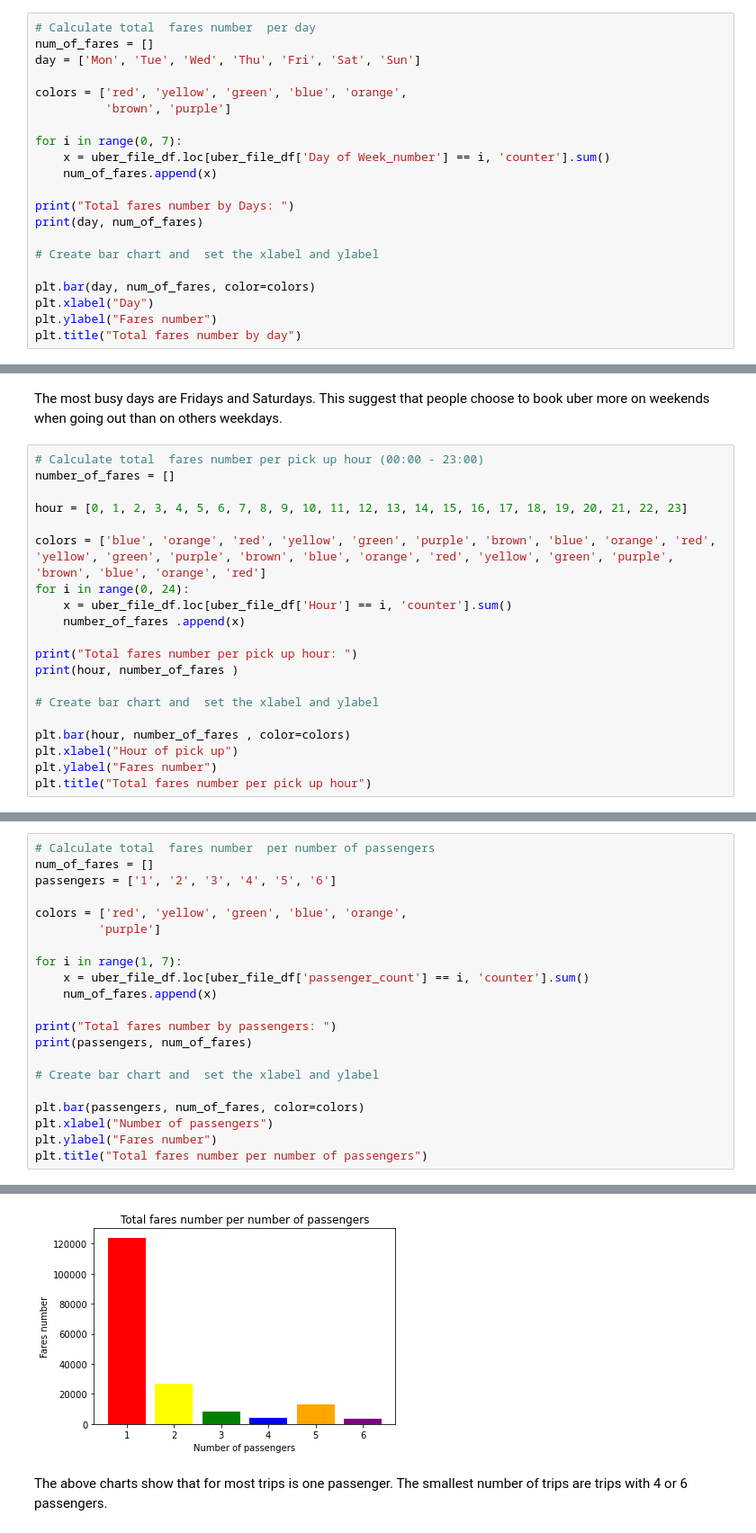
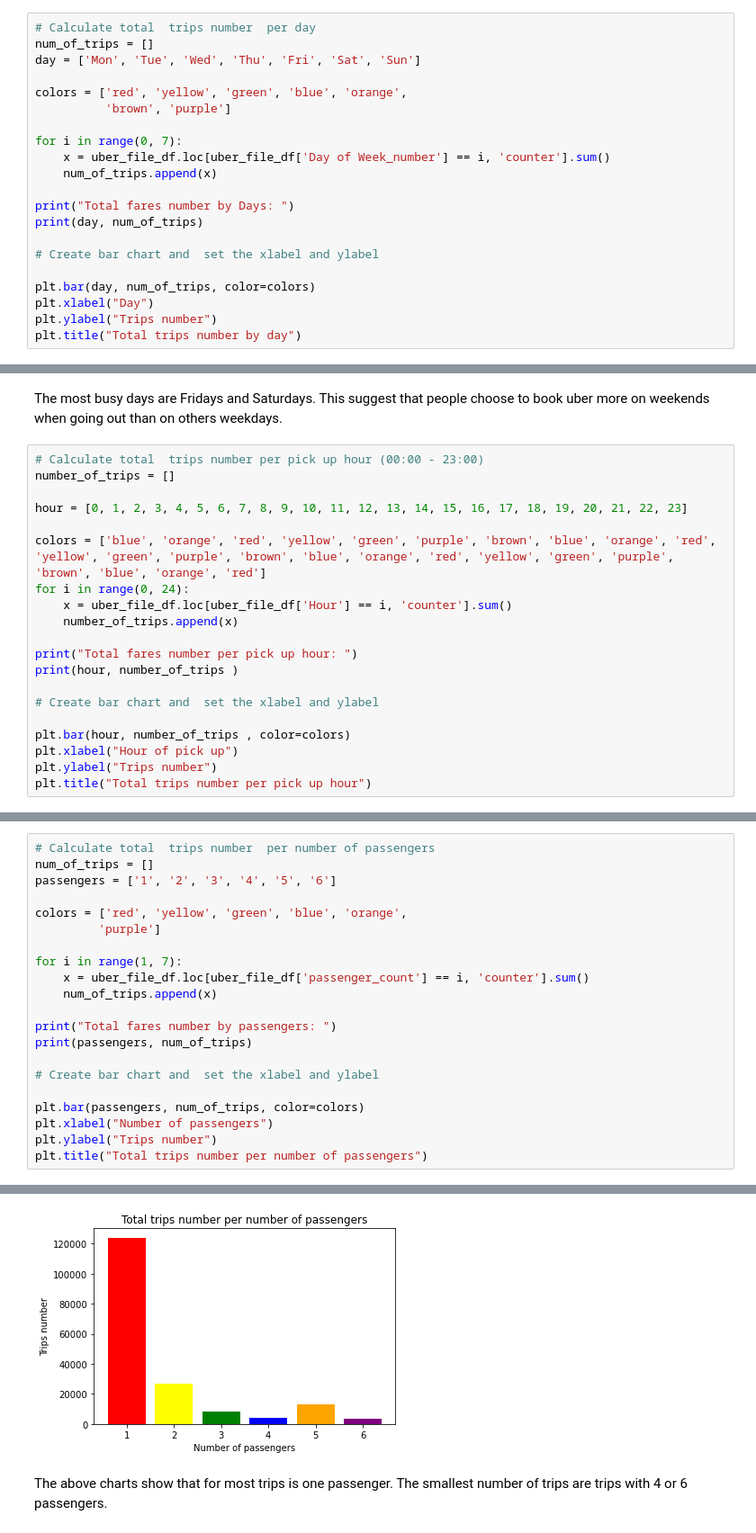
Before and after one commit to Maliha2030/Project1_The_A_Team_Uber, a Jupyter notebook: project_script_marta.ipynb, the cells around one changed output, grey strips where cells are left out. Shown: that part at 90% size. Drawn from its saved outputs; the diff is of its cells as text.

```diff
--- a/project_script_marta.ipynb
+++ b/project_script_marta.ipynb
@@ -232,8 +231,8 @@ Also the weather is very good so probably people prefer to walk.
 The biggest number are beetwen March and May.
 This can suggest that when Spring starts people are going out more than in Winter time, but the weather is still not so warm like in the summer so people booking uber.
 # %%
-# Calculate total  fares number  per day
-num_of_fares = []
+# Calculate total  trips number  per day
+num_of_trips = []
 day = ['Mon', 'Tue', 'Wed', 'Thu', 'Fri', 'Sat', 'Sun']
 
 colors = ['red', 'yellow', 'green', 'blue', 'orange',
@@ -241,17 +240,17 @@ colors = ['red', 'yellow', 'green', 'blue', 'orange',
 
 for i in range(0, 7):
     x = uber_file_df.loc[uber_file_df['Day of Week_number'] == i, 'counter'].sum()
-    num_of_fares.append(x)
+    num_of_trips.append(x)
 
 print("Total fares number by Days: ")
-print(day, num_of_fares)
+print(day, num_of_trips)
 
 # Create bar chart and  set the xlabel and ylabel
 
-plt.bar(day, num_of_fares, color=colors)
+plt.bar(day, num_of_trips, color=colors)
 plt.xlabel("Day")
-plt.ylabel("Fares number")
-plt.title("Total fares number by day")
+plt.ylabel("Trips number")
+plt.title("Total trips number by day")
 # %% [output]
 Total fares number by Days:
 ['Mon', 'Tue', 'Wed', 'Thu', 'Fri', 'Sat', 'Sun'] [22541, 25186, 26040, 26929, 27635, 26997, 23586]
@@ -261,25 +260,25 @@ Text(0.5, 1.0, 'Total fares number by day')
 The most busy days are Fridays and Saturdays.
 This suggest that people choose to book uber more on weekends when going out than on others weekdays.
 # %%
-# Calculate total  fares number per pick up hour (00:00 - 23:00)
-number_of_fares = []
+# Calculate total  trips number per pick up hour (00:00 - 23:00)
+number_of_trips = []
 
 hour = [0, 1, 2, 3, 4, 5, 6, 7, 8, 9, 10, 11, 12, 13, 14, 15, 16, 17, 18, 19, 20, 21, 22, 23]
 
 colors = ['blue', 'orange', 'red', 'yellow', 'green', 'purple', 'brown', 'blue', 'orange', 'red', 'yellow', 'green', 'purple', 'brown', 'blue', 'orange', 'red', 'yellow', 'green', 'purple', 'brown', 'blue', 'orange', 'red']
 for i in range(0, 24):
     x = uber_file_df.loc[uber_file_df['Hour'] == i, 'counter'].sum()
-    number_of_fares .append(x)
+    number_of_trips.append(x)
 
 print("Total fares number per pick up hour: ")
-print(hour, number_of_fares )
+print(hour, number_of_trips )
 
 # Create bar chart and  set the xlabel and ylabel
 
-plt.bar(hour, number_of_fares , color=colors)
+plt.bar(hour, number_of_trips , color=colors)
 plt.xlabel("Hour of pick up")
-plt.ylabel("Fares number")
-plt.title("Total fares number per pick up hour")
+plt.ylabel("Trips number")
+plt.title("Total trips number per pick up hour")
 # %% [output]
 Total fares number per pick up hour:
 [0, 1, 2, 3, 4, 5, 6, 7, 8, 9, 10, 11, 12, 13, 14, 15, 16, 17, 18, 19, 20, 21, 22, 23] [7020, 5285, 3976, 2923, 2114, 1728, 3640, 6468, 8162, 8345, 8061, 8381, 8859, 8949, 8755, 8602, 7364, 8752, 1084 ...
@@ -290,6 +289,6 @@ From the chart above we see that the most busy pick up hours are evening hours b
 # %%
-# Calculate total  fares number  per number of passengers
-num_of_fares = []
+# Calculate total  trips number  per number of passengers
+num_of_trips = []
 passengers = ['1', '2', '3', '4', '5', '6']
 
 colors = ['red', 'yellow', 'green', 'blue', 'orange',
@@ -297,17 +296,17 @@ colors = ['red', 'yellow', 'green', 'blue', 'orange',
 
 for i in range(1, 7):
     x = uber_file_df.loc[uber_file_df['passenger_count'] == i, 'counter'].sum()
-    num_of_fares.append(x)
+    num_of_trips.append(x)
 
 print("Total fares number by passengers: ")
-print(passengers, num_of_fares)
+print(passengers, num_of_trips)
 
 # Create bar chart and  set the xlabel and ylabel
 
-plt.bar(passengers, num_of_fares, color=colors)
+plt.bar(passengers, num_of_trips, color=colors)
 plt.xlabel("Number of passengers")
-plt.ylabel("Fares number")
-plt.title("Total fares number per number of passengers")
+plt.ylabel("Trips number")
+plt.title("Total trips number per number of passengers")
 # %% [output]
 Total fares number by passengers:
 ['1', '2', '3', '4', '5', '6'] [123995, 26594, 8028, 3867, 12780, 3650]
@@ -315,4 +314,4 @@ Text(0.5, 1.0, 'Total fares number per number of passengers')
-[figure, old version]
+[figure, new version]
 # %% [markdown]
 The above charts show that for most trips is one passenger. The smallest number of trips are trips with 4 or 6 passengers.
 # %%
```
Also changed, not shown: parts of 8 cells of this notebook.
